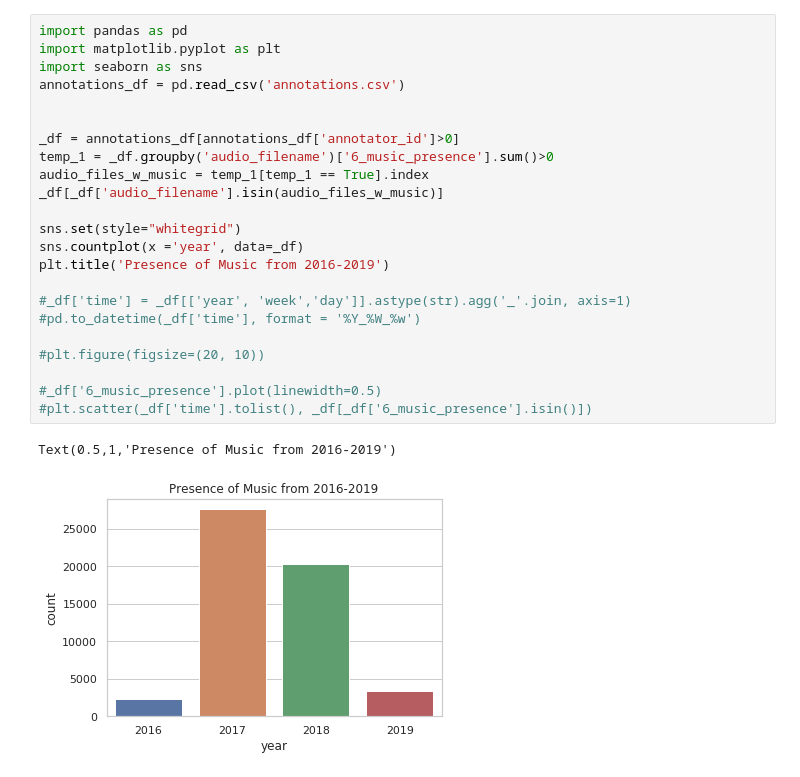
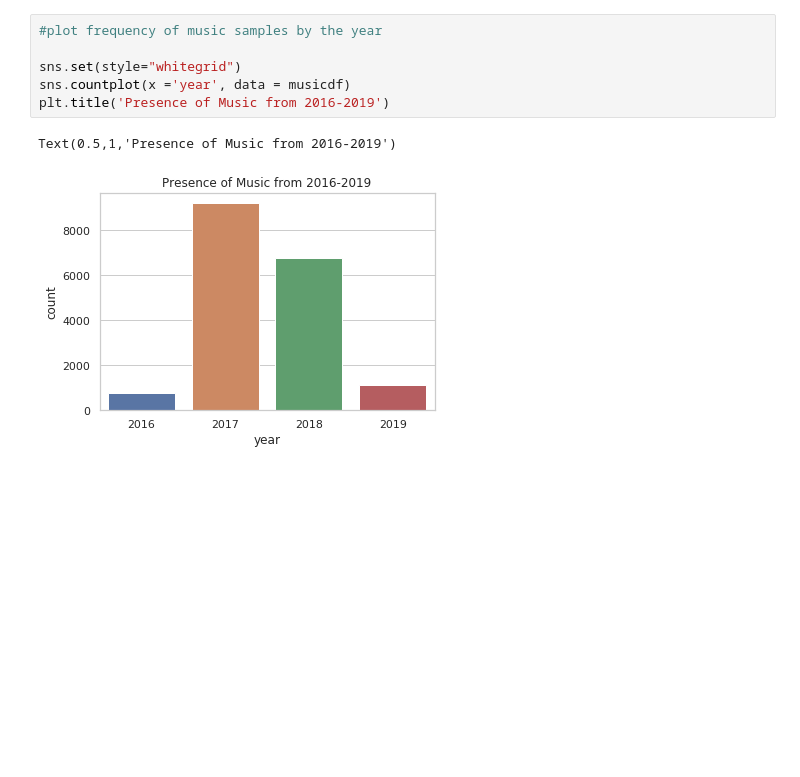
Before and after one commit to daniellehzhao/Music_Sonyc, a Jupyter notebook: music_examples.ipynb, the cells around one changed output. Saved outputs shown, nothing was run; the diff lists cells and outputs as text; blank space fills up the shorter version.

```diff
--- a/music_examples.ipynb
+++ b/music_examples.ipynb
@@ -135,27 +108,10 @@ music_df = annotations_df[['split','borough','audio_filename','annotator_id','6-
-# %%
-import pandas as pd
-import matplotlib.pyplot as plt
-import seaborn as sns
-annotations_df = pd.read_csv('annotations.csv')
-
-
-_df = annotations_df[annotations_df['annotator_id']>0]
-temp_1 = _df.groupby('audio_filename')['6_music_presence'].sum()>0
-audio_files_w_music = temp_1[temp_1 == True].index
-_df[_df['audio_filename'].isin(audio_files_w_music)]
-
-sns.set(style="whitegrid")
-sns.countplot(x ='year', data=_df)
-plt.title('Presence of Music from 2016-2019')
-
-#_df['time'] = _df[['year', 'week','day']].astype(str).agg('_'.join, axis=1)
-#pd.to_datetime(_df['time'], format = '%Y_%W_%w')
-
-#plt.figure(figsize=(20, 10))
-
-#_df['6_music_presence'].plot(linewidth=0.5)
-#plt.scatter(_df['time'].tolist(), _df[_df['6_music_presence'].isin()])
-# %% [output]
-Text(0.5,1,'Presence of Music from 2016-2019')
-[figure, removed]
+# %%
+#plot frequency of music samples by the year
+
+sns.set(style="whitegrid")
+sns.countplot(x ='year', data = musicdf)
+plt.title('Presence of Music from 2016-2019')
+# %% [output]
+Text(0.5,1,'Presence of Music from 2016-2019')
+[figure, added]
 # %%
```
Also changed, not shown: parts of 16 cells of this notebook.
